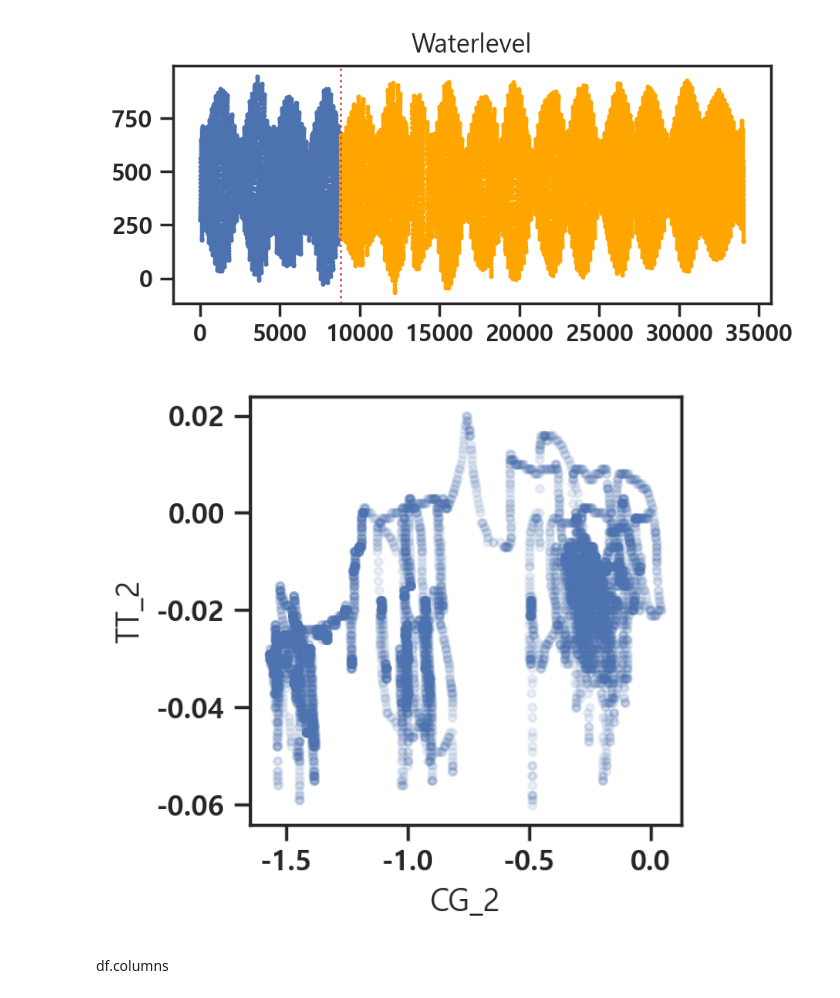
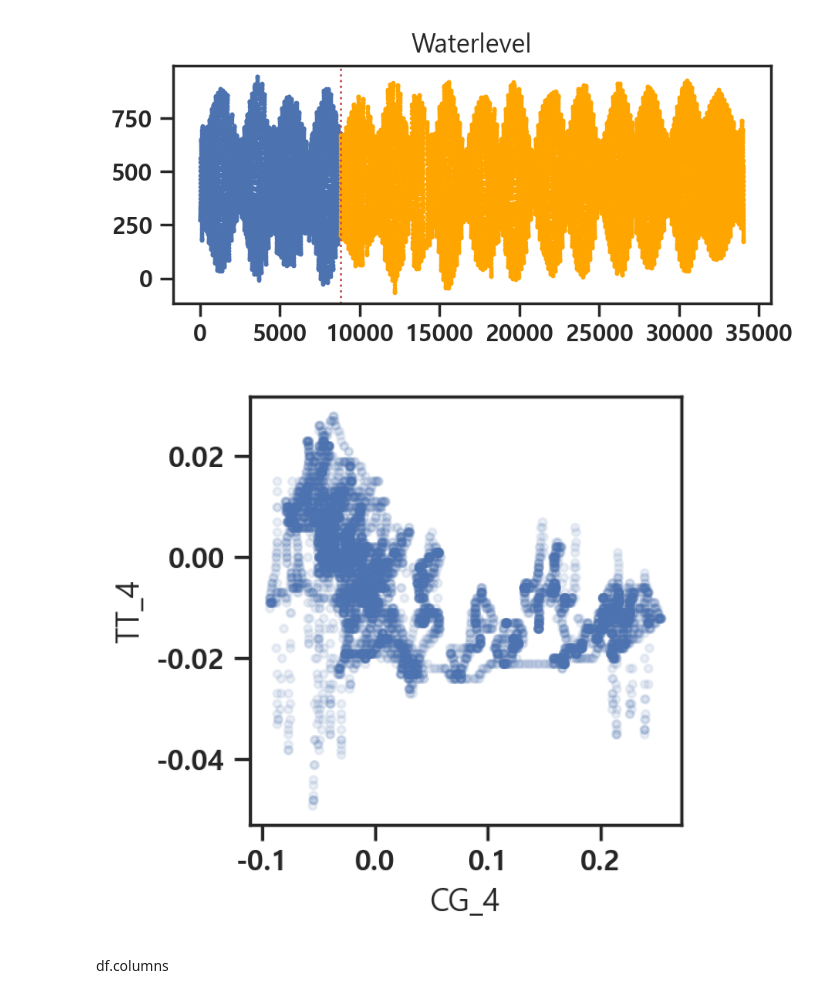
Before and after one commit to seungsab/Robust_Outlier_detection, a Jupyter notebook: 20230712_인천항_데이터_항만인프라/Step1_Expoloratory_Data_Analysis_Incheon_porTinfra.ipynb, the cells around one changed output. Saved outputs shown, nothing was run; the diff lists cells and outputs as text; code cells hidden in the pictures.

```diff
--- a/20230712_인천항_데이터_항만인프라/Step1_Expoloratory_Data_Analysis_Incheon_porTinfra.ipynb
+++ b/20230712_인천항_데이터_항만인프라/Step1_Expoloratory_Data_Analysis_Incheon_porTinfra.ipynb
@@ -86,16 +86,16 @@ for col in df_.columns:
 # %%
 col_1, col_2 = 'CG_1', 'TT_1'
 col_1, col_2 = 'CG_2', 'TT_2'
-# col_1, col_2 = 'CG_3', 'TT_3'
-# col_1, col_2 = 'CG_4', 'TT_4'
+col_1, col_2 = 'CG_3', 'TT_3'
+col_1, col_2 = 'CG_4', 'TT_4'
 
 plt.figure(figsize = (3, 3))
 plt.plot(df[col_1][normal_ind], df[col_2][normal_ind], 'b.', alpha = 0.1)
 plt.xlabel(col_1)
 plt.ylabel(col_2)
 plt.show()
 # %% [output]
-[figure, old version]
+[figure, new version]
 # %% [markdown]
 df.columns
 # %%
```
Also changed, not shown: parts of 8 cells of this notebook, 10 other files.
